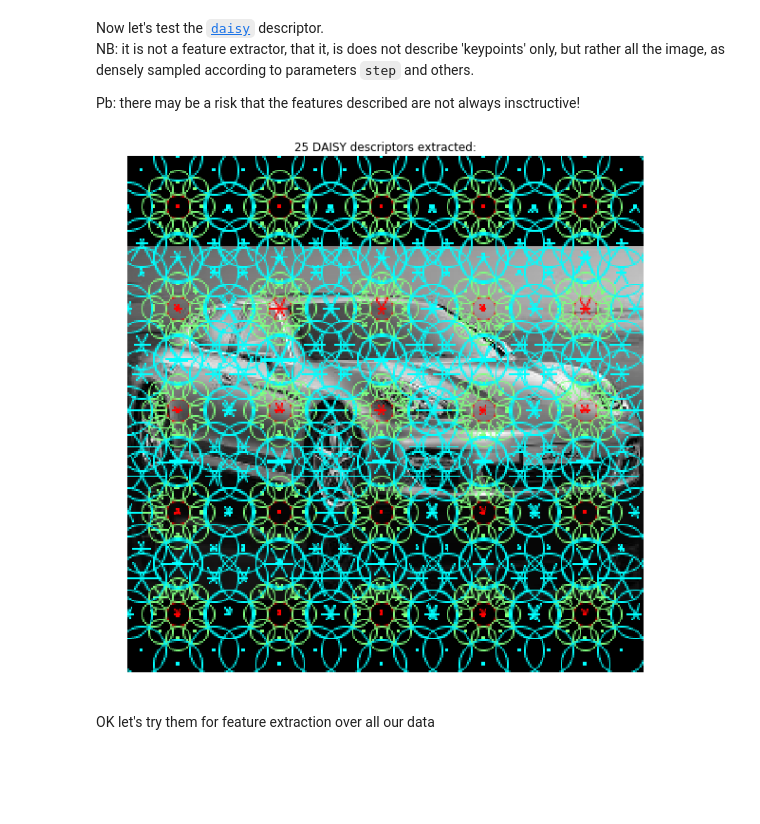
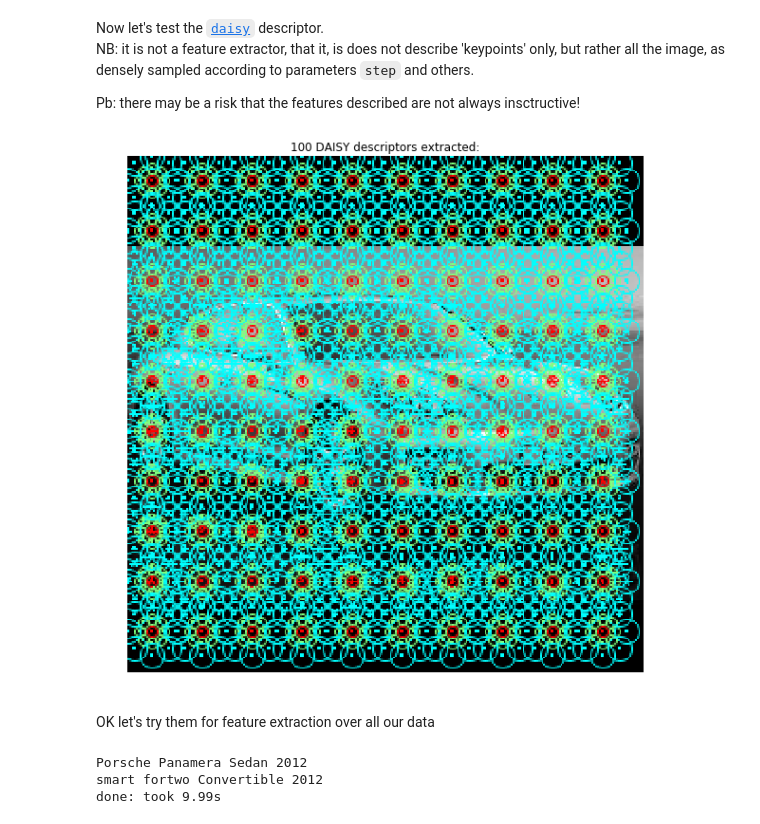
Before and after one commit to 0-tree/EIG3_IAFlash, a Jupyter notebook: IAFlash/exple_clustering.ipynb, the cells around one changed output. Saved outputs shown, nothing was run; the diff lists cells and outputs as text; code cells hidden in the pictures; blank space fills up the shorter version.

```diff
--- a/IAFlash/exple_clustering.ipynb
+++ b/IAFlash/exple_clustering.ipynb
@@ -122,6 +213,9 @@ NB: it is not a feature extractor, that it, is does not describe 'keypoints' onl
 Pb: there may be a risk that the features described are not always insctructive!
 # %%
 step = int(edge/5)
+rings = 2
+
+step = int(edge/10)
 rings = 2
 
 radius = int(step/(rings))
@@ -132,34 +226,34 @@ visualize = True
 
 
 image_file1 = os.path.join(pathToDataDir, 'Test', 'Porsche Panamera Sedan 2012/014241.jpg')
 image_file2 = os.path.join(pathToDataDir, 'Test', 'Porsche Panamera Sedan 2012/014264.jpg')
 
 image1 = Image.open(image_file1)
 image2 = Image.open(image_file2)
 
 img1 = np.array(image1.convert('L'))
 img2 = np.array(image2.convert('L'))
 
 descs, descs_img = daisy(img1,
                          step=step,
                          radius=radius,
                          rings=rings,
                          histograms=histograms,
                          orientations=orientations,
                          visualize=visualize)
 
 
 f = plt.figure(figsize = (15,10))
 ax = f.add_subplot(1,1,1)
 
 ax.axis('off')
 ax.imshow(descs_img)
 descs_num = descs.shape[0] * descs.shape[1]
 ax.set_title('%i DAISY descriptors extracted:' % descs_num)
 
 plt.show()
 # %% [output]
-[figure, old version]
+[figure, new version]
 # %% [markdown]
 OK let's try them for feature extraction over all our data
 # %%
@@ -183,35 +279,38 @@ ls_allFeat = [] # list all features to later define centroid features
 ls_avgFeat = [] # store the average feature used to match against centroid features
 ls_y = []       # used later
 
-i = 0
 for root,folders,files in os.walk(dataDir):
-    for f in files:
-        i += 1
+    folder = os.path.split(root)[-1]
+    if any([x in folder for x in ('Porsche','smart')]):
+        print(folder)
 
-        image = Image.open(os.path.join(root,f))
-        x_im = np.array(image.convert('L'))
+        for f in files:
+            image = Image.open(os.path.join(root,f))
+            x_im = np.array(image.convert('L'))
 
-        descs = daisy(x_im,
-                      step=step,
-                      radius=radius,
-                      rings=rings,
-                      histograms=histograms,
-                      orientations=orientations,
-                      visualize=visualize,
-                      normalization=normalization)
-        _allFeat = descs.reshape(descs.shape[0]*descs.shape[1],descs.shape[2])
+            descs = daisy(x_im,
+                          step=step,
+                          radius=radius,
+                          rings=rings,
+                          histograms=histograms,
+                          orientations=orientations,
+                          visualize=visualize,
+                          normalization=normalization)
+            _allFeat = descs.reshape(descs.shape[0]*descs.shape[1],descs.shape[2])
 
-        ls_allFeat += _allFeat.tolist()
-        ls_avgFeat += [_allFeat.mean(axis=0).tolist()] # extra [] so that concatenation will happen vertically
-        ls_y.append(os.path.split(root)[-1])
-
-#     if i>100: break
+            ls_allFeat += _allFeat.tolist()
+            ls_avgFeat += [_allFeat.mean(axis=0).tolist()] # extra [] so that concatenation will happen vertically
+            ls_y.append(os.path.split(root)[-1])
 
 allFeat = np.array(ls_allFeat)
 avgFeat = np.array(ls_avgFeat)
 _,y = np.unique(ls_y, return_inverse=True)
 
 print('done: took {}s'.format(np.round(time.time()-tic,2)))
+# %% [output]
+Porsche Panamera Sedan 2012
+smart fortwo Convertible 2012
+done: took 9.99s
 # %%
 # search for clusters in the set of daisy features
 # using KMeans
```
Also changed, not shown: parts of 19 cells of this notebook, 1 other file.
